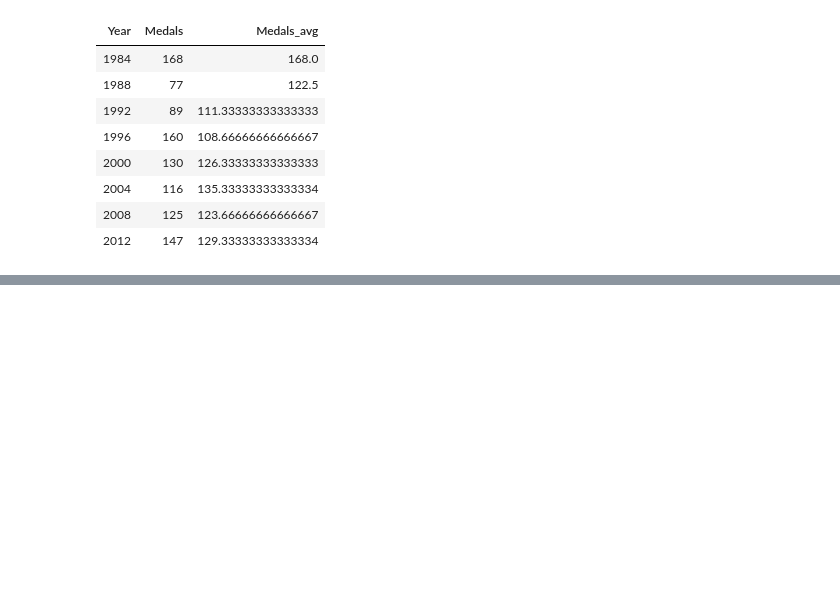
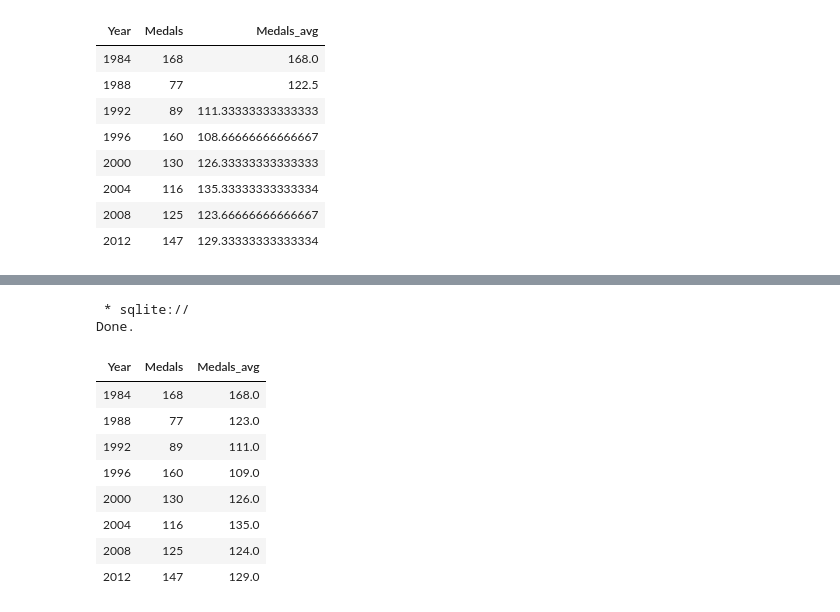
Before and after one commit to UznetDev/Data-science-home-work, a Jupyter notebook: 29_Avg_2024.ipynb, the cells around one changed output, grey strips where cells are left out. Drawn from its saved outputs; the diff is of its cells as text; code cells hidden in the pictures; blank space fills up the shorter version.

```diff
--- a/29_Avg_2024.ipynb
+++ b/29_Avg_2024.ipynb
@@ -909,0 +943,33 @@ Done.
+# %%
+%%sql
+WITH use_medals AS (
+  SELECT Year,
+         COUNT(*) AS Medals
+  FROM summer
+  WHERE Medal='Gold'
+  AND Country='USA'
+  AND Year >= 1980
+  GROUP BY Year
+)
+
+SELECT
+  Year, Medals,
+  ROUND(AVG(Medals)
+    OVER(ORDER BY Year
+    ROWS BETWEEN
+    2 PRECEDING
+    AND CURRENT ROW)) AS Medals_avg
+FROM use_medals
+ORDER BY Year;
+# %% [output]
+ * sqlite://
+Done.
+| Year | Medals | Medals_avg |
+| 1984 | 168 | 168.0 |
+| 1988 | 77 | 123.0 |
+| 1992 | 89 | 111.0 |
+| 1996 | 160 | 109.0 |
+| 2000 | 130 | 126.0 |
+| 2004 | 116 | 135.0 |
+| 2008 | 125 | 124.0 |
+| 2012 | 147 | 129.0 |
```
Also changed, not shown: parts of 1 cell of this notebook.
